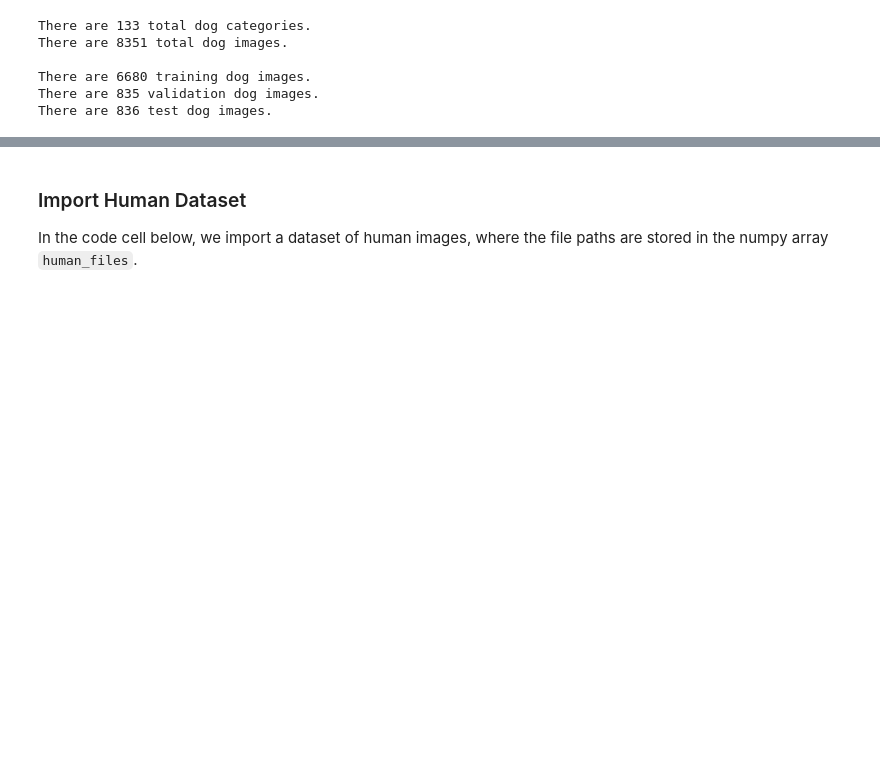
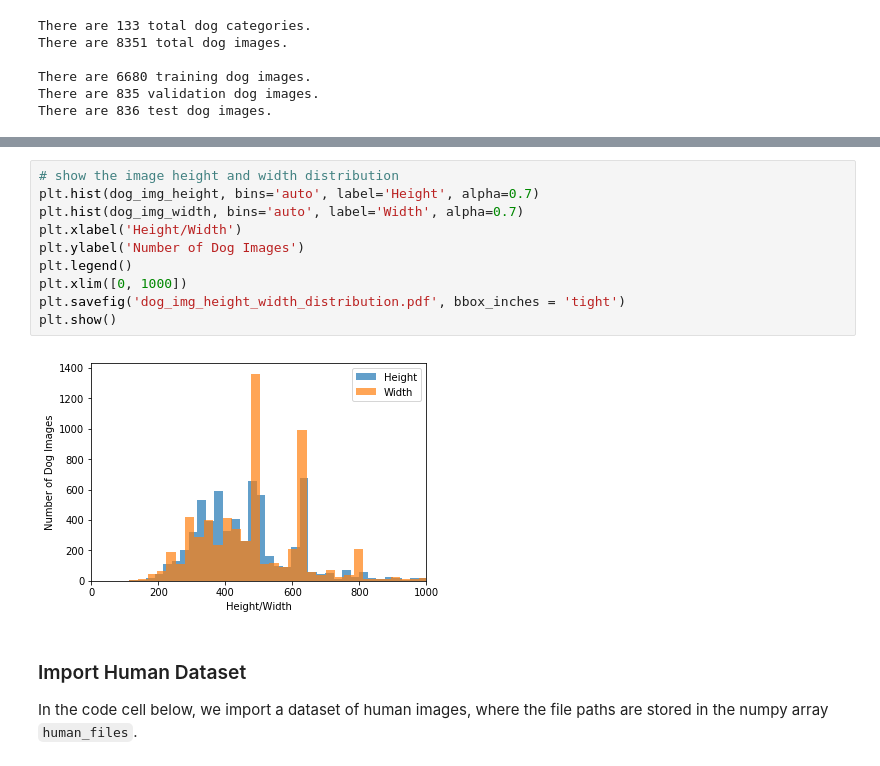
Before and after one commit to dyushu/dog_breed_classifier, a Jupyter notebook: dog_app.ipynb, the cells around one changed output, grey strips where cells are left out. Cells and saved outputs as stored; diff of their text form; blank space fills up the shorter version.

```diff
--- a/dog_app.ipynb
+++ b/dog_app.ipynb
@@ -94,3 +140,15 @@ There are 836 test dog images.
+# %%
+# show the image height and width distribution
+plt.hist(dog_img_height, bins='auto', label='Height', alpha=0.7)
+plt.hist(dog_img_width, bins='auto', label='Width', alpha=0.7)
+plt.xlabel('Height/Width')
+plt.ylabel('Number of Dog Images')
+plt.legend()
+plt.xlim([0, 1000])
+plt.savefig('dog_img_height_width_distribution.pdf', bbox_inches = 'tight')
+plt.show()
+# %% [output]
+[figure, added]
 # %% [markdown]
 ### Import Human Dataset
 
```
Also changed, not shown: parts of 19 cells of this notebook, 1 other file.
